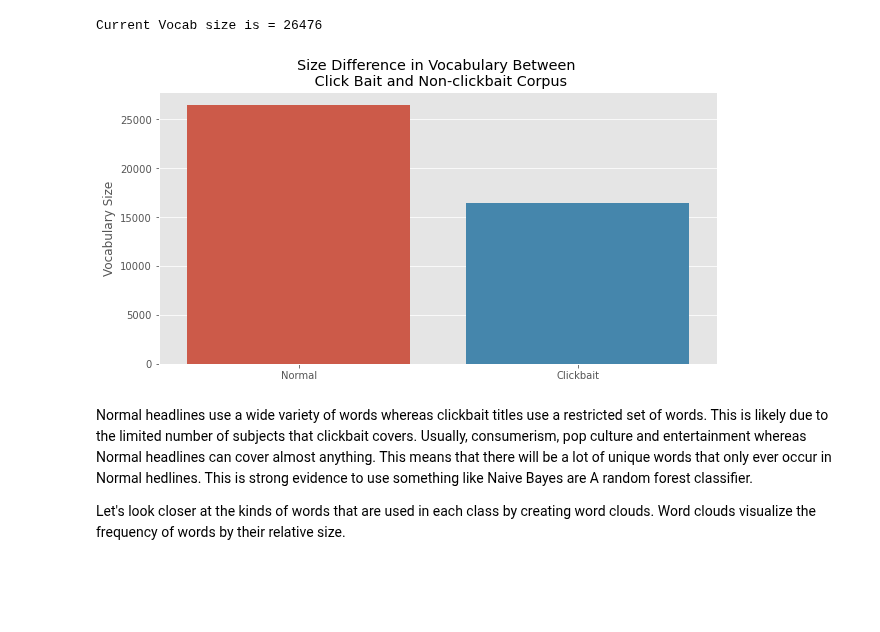
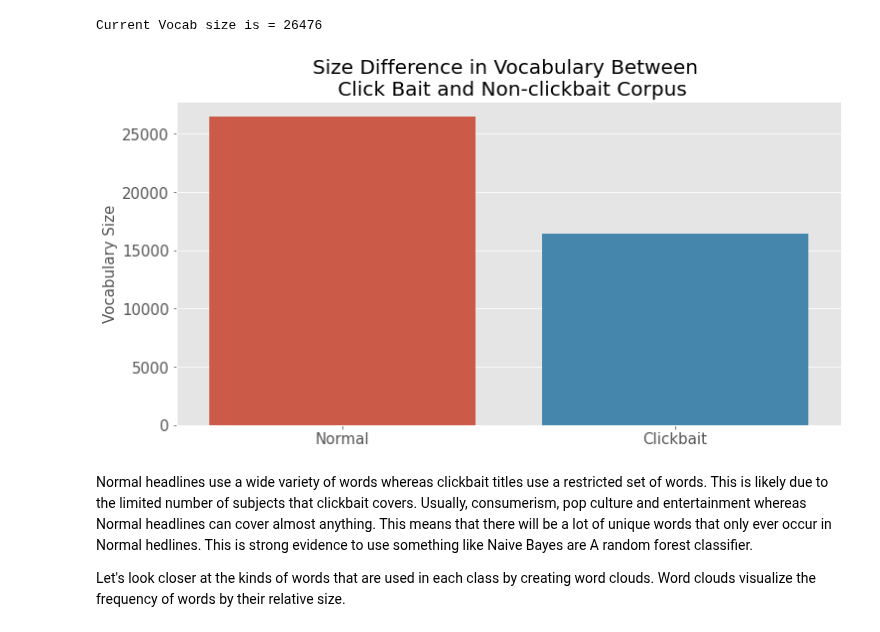
Before and after one commit to SlimHintz/bait-n-switch, a Jupyter notebook: bait-n-switch.ipynb, the cells around one changed output. Drawn from its saved outputs; the diff is of its cells as text; code cells hidden in the pictures; blank space fills up the shorter version.

```diff
--- a/bait-n-switch.ipynb
+++ b/bait-n-switch.ipynb
@@ -283,13 +283,16 @@ Current Vocab size is = 16399
 Current Vocab size is = 26476
 # %%
 # Vocabulary check
-fig, ax = plt.subplots(figsize=(10,5))
+fig, ax = plt.subplots(figsize=(12,6))
 sns.barplot(x=["Normal","Clickbait"], y=[ len(normal_dict),len(click_dict)])
 ax.set_ylabel("Vocabulary Size")
-plt.title("Size Difference in Vocabulary Between \n Click Bait and Non-clickbait Corpus")
+plt.title("Size Difference in Vocabulary Between \n Click Bait and Non-clickbait Corpus", size=20)
+plt.xticks(size=15)
+plt.yticks(size=15)
+plt.ylabel("Vocabulary Size" ,size=15)
 plt.savefig('./src/images/vocabulary.png', bbox_inches="tight");
 # %% [output]
-[figure, old version]
+[figure, new version]
 # %% [markdown]
 Normal headlines use a wide variety of words whereas clickbait titles use a restricted set of words. This is likely due to the limited number of subjects that clickbait covers. Usually, consumerism, pop culture and entertainment whereas Normal headlines can cover almost anything. This means that there will be a lot of unique words that only ever occur in Normal hedlines. This is strong evidence to use something like Naive Bayes are A random forest classifier.
 
```
Also changed, not shown: parts of 38 cells of this notebook, 13 other files.
